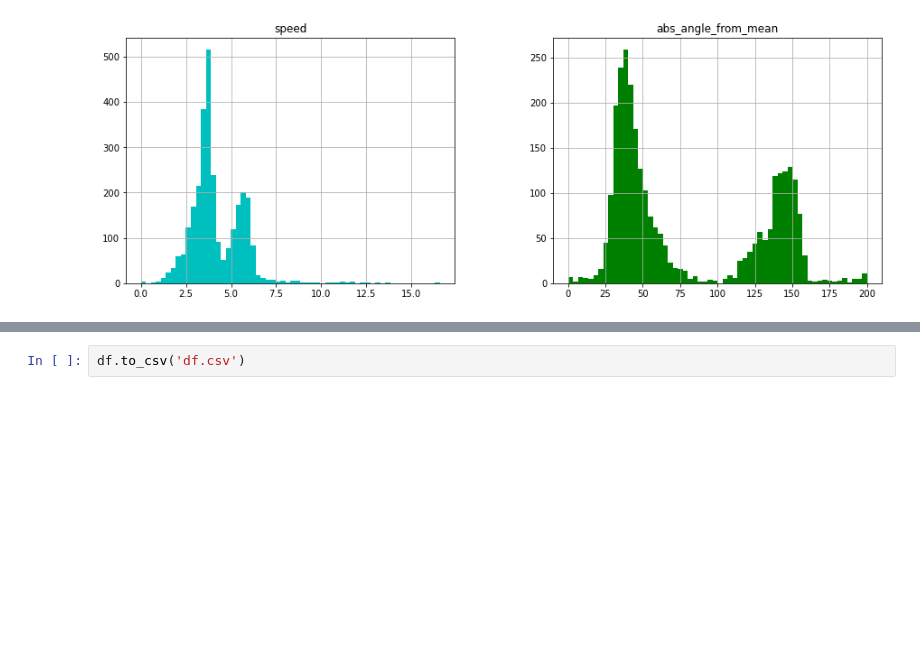
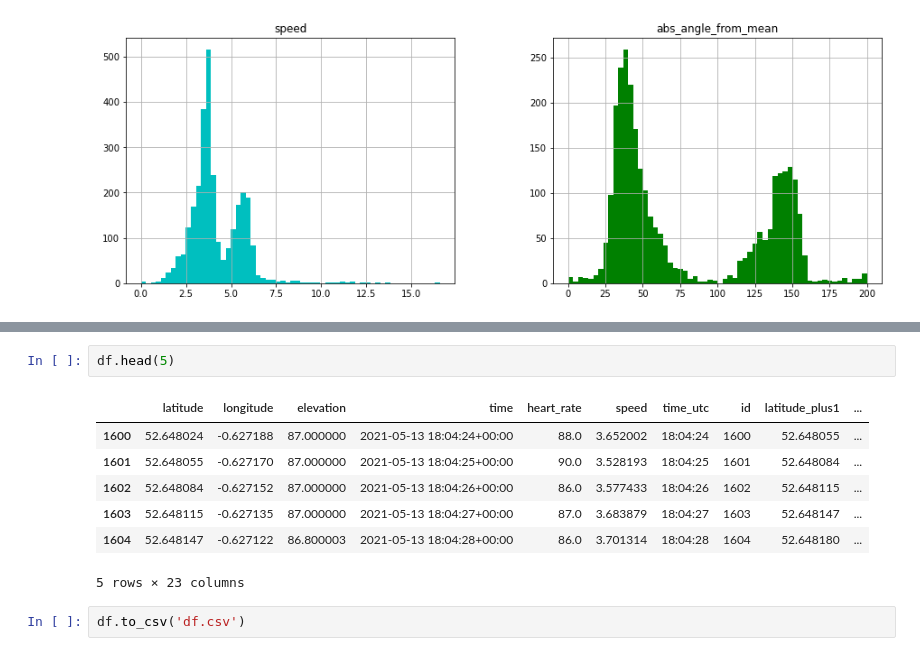
Before and after one commit to cd205/gps_sail_perf, a Jupyter notebook: EDA.ipynb, the cells around one changed output, grey strips where cells are left out. Cells and saved outputs as stored; diff of their text form; blank space fills up the shorter version.

```diff
--- a/EDA.ipynb
+++ b/EDA.ipynb
@@ -353,3 +364,13 @@ df.describe()
+# %%
+df.head(5)
+# %% [output]
+|  | latitude | longitude | elevation | time | heart_rate | speed | time_utc | id | latitude_plus1 | ... |
+| 1600 | 52.648024 | -0.627188 | 87.000000 | 2021-05-13 18:04:24+00:00 | 88.0 | 3.652002 | 18:04:24 | 1600 | 52.648055 | ... |
+| 1601 | 52.648055 | -0.627170 | 87.000000 | 2021-05-13 18:04:25+00:00 | 90.0 | 3.528193 | 18:04:25 | 1601 | 52.648084 | ... |
+| 1602 | 52.648084 | -0.627152 | 87.000000 | 2021-05-13 18:04:26+00:00 | 86.0 | 3.577433 | 18:04:26 | 1602 | 52.648115 | ... |
+| 1603 | 52.648115 | -0.627135 | 87.000000 | 2021-05-13 18:04:27+00:00 | 87.0 | 3.683879 | 18:04:27 | 1603 | 52.648147 | ... |
+| 1604 | 52.648147 | -0.627122 | 86.800003 | 2021-05-13 18:04:28+00:00 | 86.0 | 3.701314 | 18:04:28 | 1604 | 52.648180 | ... |
+5 rows × 23 columns
 # %%
 df.to_csv('df.csv')
 # %%
```
Also changed, not shown: parts of 11 cells of this notebook, 3 other files.
